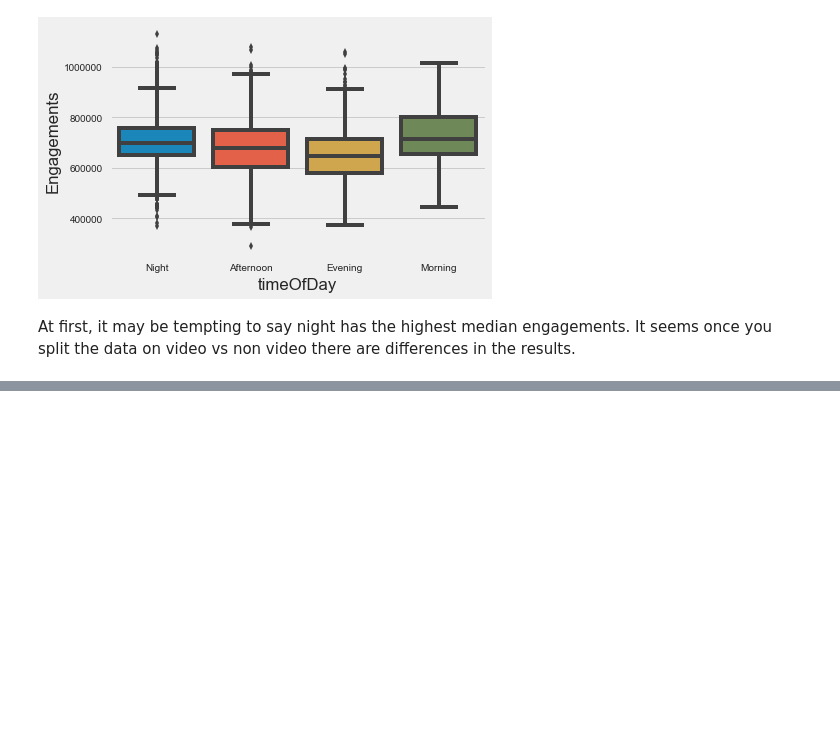
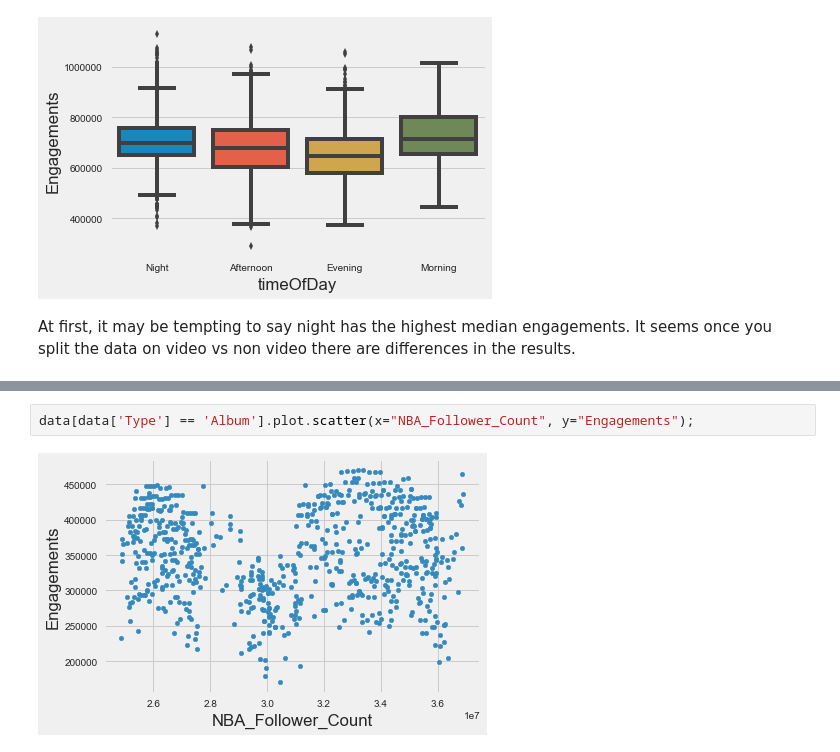
Before and after one commit to frankhu19/NBA2019, a Jupyter notebook: BA_EDA.ipynb, the cells around one changed output, grey strips where cells are left out. Drawn from its saved outputs; the diff is of its cells as text; blank space fills up the shorter version.

```diff
--- a/BA_EDA.ipynb
+++ b/BA_EDA.ipynb
@@ -286,0 +293,4 @@ data[].plot.scatter(x="NBA_Follower_Count", y="Engagements");
+# %%
+data[data['Type'] == 'Album'].plot.scatter(x="NBA_Follower_Count", y="Engagements");
+# %% [output]
+[figure, added]
```
Also changed, not shown: parts of 12 cells of this notebook.
